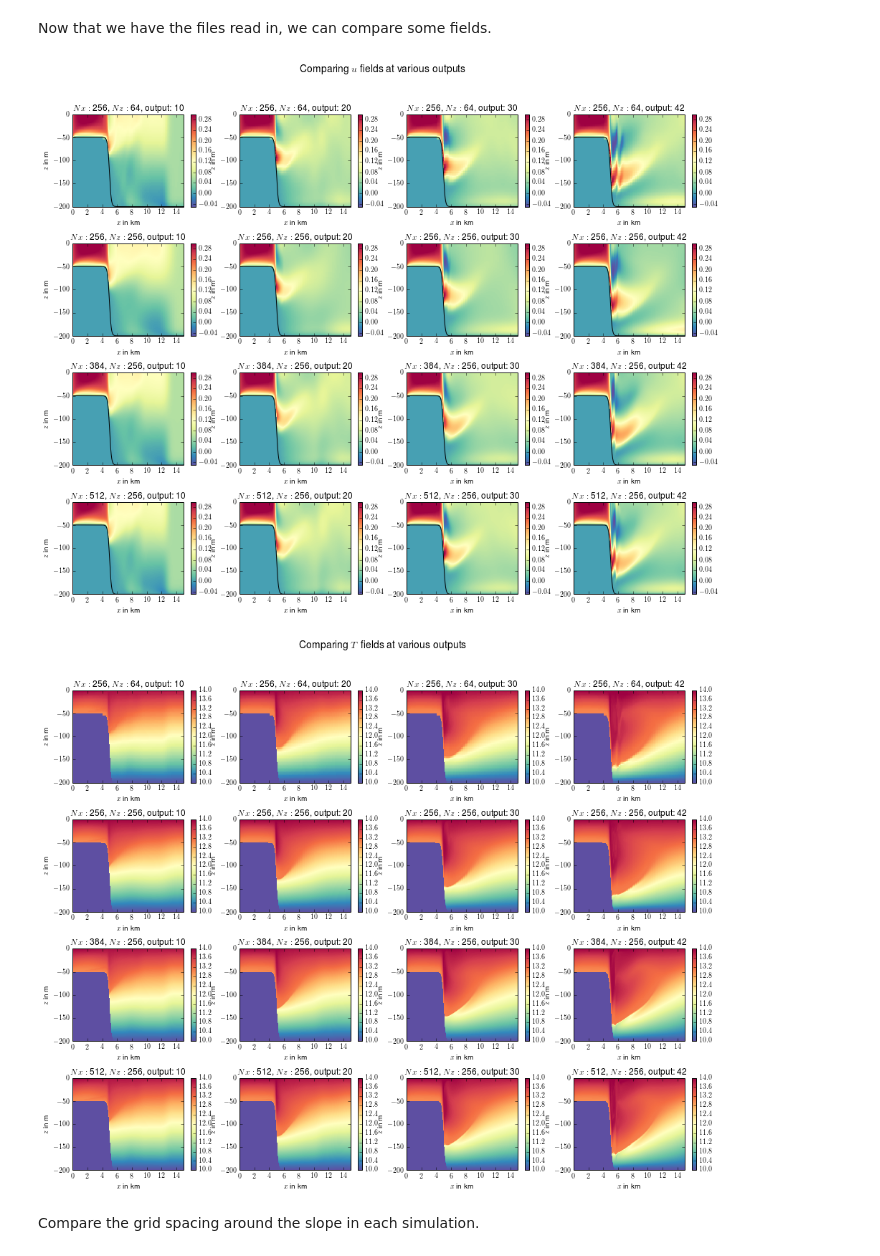
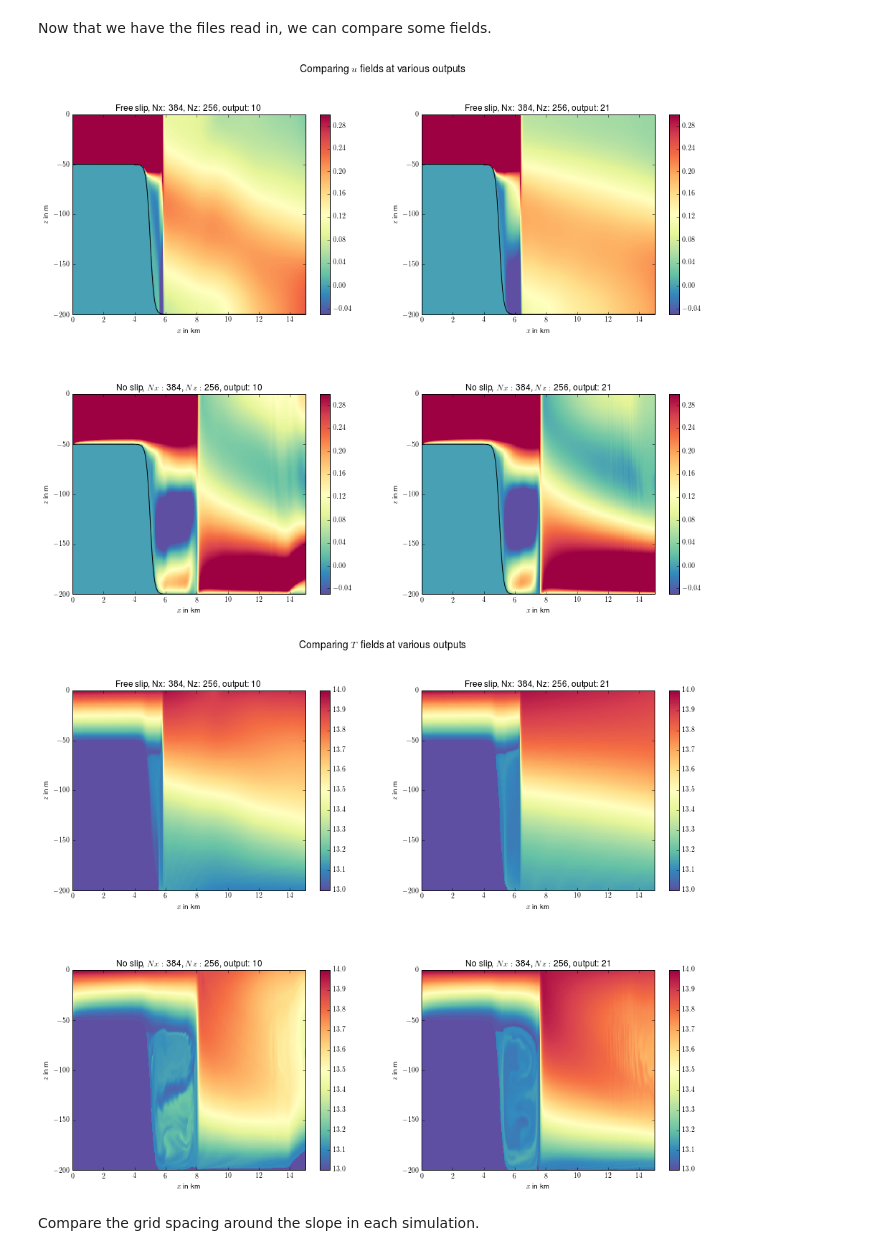
Before and after one commit to UBC-MOAD/flow_separation, a Jupyter notebook: notebooks_2D_runs/compare_simulations.ipynb, the cells around one changed output. Drawn from its saved outputs; the diff is of its cells as text; code cells hidden in the pictures.

Commit message:
Compare quicker flow slip v. no slip

```diff
--- a/notebooks_2D_runs/compare_simulations.ipynb
+++ b/notebooks_2D_runs/compare_simulations.ipynb
@@ -22,7 +22,7 @@ rc('text', usetex=True)
 # %% [markdown]
 Load in two data sets from two directories.
 # %%
-_Ncomps = 4; # number of comparisons
+_Ncomps = 2; # number of comparisons
 
 # setup all of the default tuple objects
 _Nx = [0]*_Ncomps; _Nz = [0]*_Ncomps;
@@ -42,26 +42,23 @@ _T = [0]*_Ncomps;
 Now that we have the correct structures, input each parameter set.
 # %%
 # now set each run specific parameter set
-_Nx[0] = 256; _Nx[1] = 256; _Nx[2] = 384; _Nx[3] = 512;
-_Nz[0] = 64; _Nz[1] = 256; _Nz[2] = 256; _Nz[3] = 256;
+_Nx[0] = 384; _Nx[1] = 384; #_Nx[2] = 384; _Nx[3] = 384;
+_Nz[0] = 256; _Nz[1] = 256; #_Nz[2] = 256; _Nz[3] = 256;
 
 # total depth in metres
-_total_depth[0] = 200; _total_depth[1] = 200; _total_depth[2] = 200; _total_depth[3] = 200;
+_total_depth[0] = 200; _total_depth[1] = 200; #_total_depth[2] = 200; _total_depth[3] = 200;
 
 # directories
-_dir[0] = '../../Orl_Ext_Nx_%d_Nz_%d' % (_Nx[0],_Nz[0]);
-_dir[1] = '../../Orl_Ext_Nx_%d_Nz_%d' % (_Nx[1],_Nz[1]);
-_dir[2] = '../../Orl_Ext_Nx_%d_Nz_%d' % (_Nx[2],_Nz[2]);
-_dir[3] = '../../MPIOrl_Ext_Nx%dNz%d' % (_Nx[3],_Nz[3]);
-#_dir[1] = '../../FreeSlip_Nx_%d_Nz_%d' % (_Nx[1],_Nz[1]);
+_dir[0] = '../../FreeSlip_Nx_%d_Nz_%d' % (_Nx[0],_Nz[0]);
+_dir[1] = '../../NoSlip_Nx_%d_Nz_%d' % (_Nx[0],_Nz[0]);
 #_dir[2] = '../../QDrag0p002_Nx_%d_Nz_%d' % (_Nx[2],_Nz[2]);
 #_dir[3] = '../../QDrag0p100_Nx_%d_Nz_%d' % (_Nx[3],_Nz[3]);
 
 # used for titling plots
-_title[0] = r'$Nx:$ %d, $Nz:$ %d' % (_Nx[0],_Nz[0])
-_title[1] = r'$Nx:$ %d, $Nz:$ %d' % (_Nx[1],_Nz[1])
-_title[2] = r'$Nx:$ %d, $Nz:$ %d' % (_Nx[2],_Nz[2])
-_title[3] = r'$Nx:$ %d, $Nz:$ %d' % (_Nx[3],_Nz[3])
+_title[0] = r'Free slip, Nx: %d, Nz: %d' % (_Nx[0],_Nz[0])
+_title[1] = r'No slip, $Nx:$ %d, $Nz:$ %d' % (_Nx[1],_Nz[1])
+#_title[2] = r'$Nx:$ %d, $Nz:$ %d' % (_Nx[2],_Nz[2])
+#_title[3] = r'$Nx:$ %d, $Nz:$ %d' % (_Nx[3],_Nz[3])
 
 
 # loop through and read/generate the x and z coordinate arrays
@@ -72,7 +69,7 @@ for _ii in range(0,_Ncomps):
     _depth[_ii] = np.squeeze(rdmds(_dir[_ii]+'/Depth'));
 
 # timestepping parameters RLI: load from data file? probably unnecessary
-_dt[0] = 10; _dt[1] = 1; _dt[2] = 1; _dt[3] = 1;
-_output_dt = 1800;
-_final_t = 75600+_output_dt;
+_dt[0] = 1; _dt[1] = 1; #_dt[2] = 1; _dt[3] = 1;
+_output_dt = 14400;
+_final_t = 1+302400; #4*86400+_output_dt;
 # %% [output]
@@ -117,7 +110,7 @@ _fig = plt.figure();
 
 plt.clf();
 
-_outs = [10,20,30,len(_out_files[0])-1]; # set the outputs to compare --- can be variable length
+_outs = [10,21]; # set the outputs to compare --- can be variable length
 
 # plot each subplot
 _itr = 1;
@@ -141,33 +134,33 @@ _fig.subplots_adjust(hspace=0.4,wspace=0.2);
 
 plt.show();
 # %% [output]
-[figure, old version]
+[figure, new version]
 # %%
 _fig = plt.figure();
 
 #_outs = [10,20,30,len(_out_files[0])-1]; # set the outputs to compare --- can be variable length
 
 # plot each subplot
 _itr=1;
 for _ii in range(0,_Ncomps):
     for _jj,_out in enumerate(_outs):
         plt.subplot(_Ncomps,len(_outs),_itr);
         plt.pcolor(_x[_ii]/1000,_z[_ii],np.squeeze(_T[_ii][:,:,_out]),cmap='Spectral_r');
         plt.colorbar();
-        plt.clim((10,14));
+        plt.clim((13,14));
         plt.xlim((0,15));
         plt.xlabel(r'$x$ in km')
         plt.ylabel(r'$z$ in m')
         plt.title(_title[_ii]+', output: '+str(_out));
         _itr = _itr+1;
 
 plt.suptitle(r'Comparing $T$ fields at various outputs', fontsize=14, fontweight='bold')
 
 _fig.subplots_adjust(hspace=0.4,wspace=0.2);
 
 plt.show();
 # %% [output]
-[figure, old version]
+[figure, new version]
 # %% [markdown]
 Compare the grid spacing around the slope in each simulation.
 # %%
```
Also changed, not shown: parts of 10 cells of this notebook.
